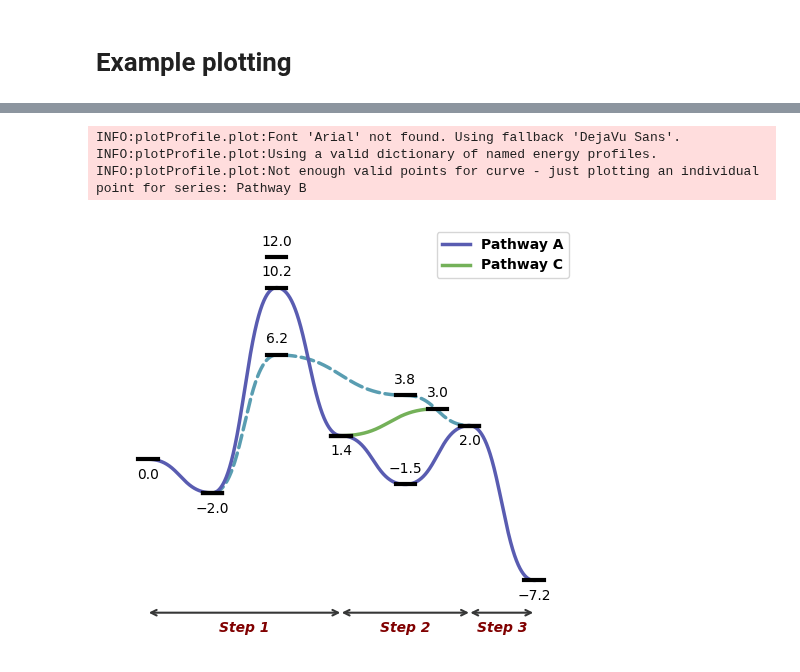
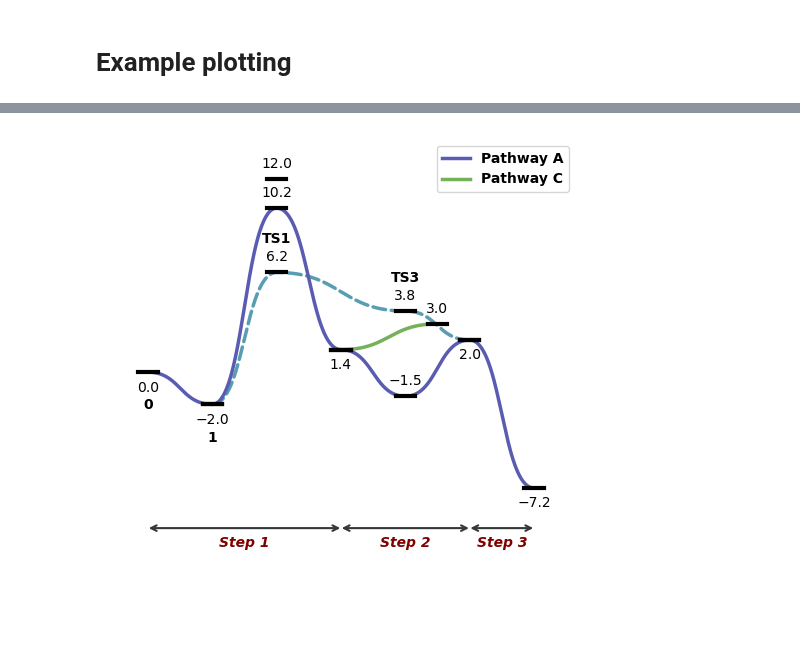
Before and after one commit to aligfellow/plotprofile, a Jupyter notebook: examples/colab.ipynb, the cells around one changed output, grey strips where cells are left out. Drawn from its saved outputs; the diff is of its cells as text; code cells hidden in the pictures; blank space fills up the shorter version.

```diff
--- a/examples/colab.ipynb
+++ b/examples/colab.ipynb
@@ -80,23 +79,25 @@ The behavior can be customized via `styles.json` or by passing parameters to `Re
 # %%
 from plotProfile import ReactionProfilePlotter
 
 energy_sets = {
     "Pathway A": [0.00, -2.0, 10.2, 1.4, -1.5, 2.0, -7.2],
     "Pathway B": [None, -2.0, 6.2,None, 3.8, 2.0],
     "diastereomer": [ None, None, 12.0],
     "Pathway C": [None, None, None, 1.4, 3.0, 3.0]
 }
 
 annotations = {
     'Step 1': (0,3),
     'Step 2': (3,5),
     'Step 3': (5,6),
 }
 
+point_labels = {
+    "Pathway A": ["0", "1"],
+    "Pathway B": [None, None, "TS1", None, "TS3"],
+}
+
 plotter = ReactionProfilePlotter(dashed=["Pathway B"], point_type='bar', colors='viridis', curviness=0.5, axes=None )
-plotter.plot(energy_sets, annotations=annotations, exclude_from_legend=["Pathway B"])
+plotter.plot(energy_sets, annotations=annotations, point_labels=point_labels, exclude_from_legend=["Pathway B"])
 # %% [output]
-INFO:plotProfile.plot:Font 'Arial' not found. Using fallback 'DejaVu Sans'.
-INFO:plotProfile.plot:Using a valid dictionary of named energy profiles.
-INFO:plotProfile.plot:Not enough valid points for curve - just plotting an individual point for series: Pathway B
-[figure, old version]
+[figure, new version]
```
Also changed, not shown: parts of 2 cells of this notebook, 3 other files.
